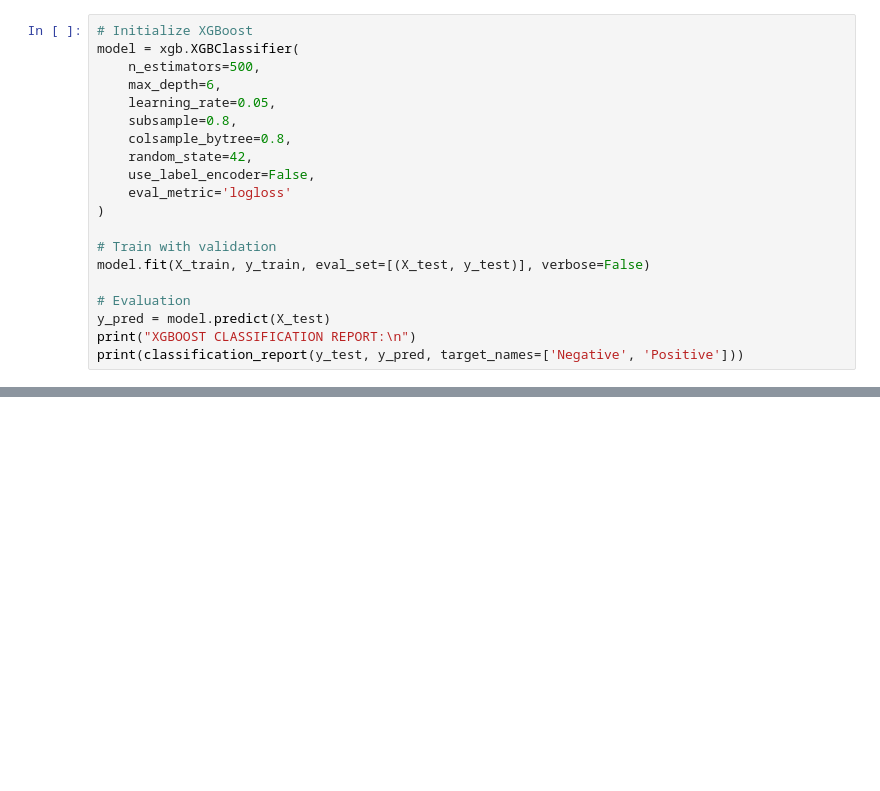
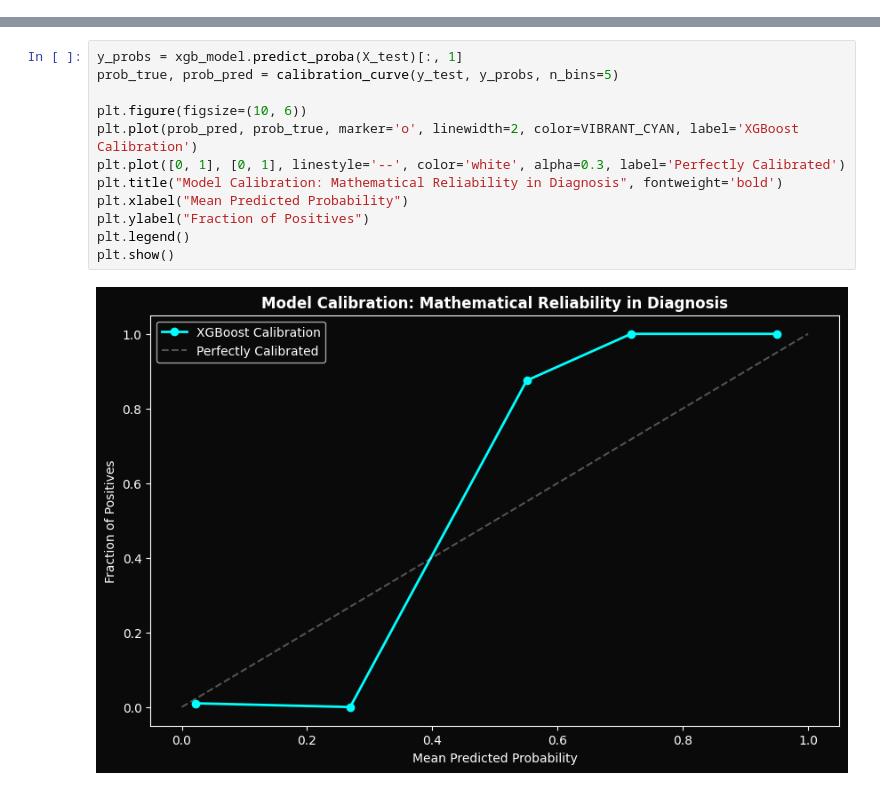
Before and after one commit to SmtTheSE/Kaggle_Analysis_SittMinThar, a Jupyter notebook: Predict Autism Spectrum Disorder/autism_spectrum_ai_elite_v2.ipynb, the cells around one changed output, grey strips where cells are left out. Drawn from its saved outputs; the diff is of its cells as text; blank space fills up the shorter version.

```diff
--- a/Predict Autism Spectrum Disorder/autism_spectrum_ai_elite_v2.ipynb
+++ b/Predict Autism Spectrum Disorder/autism_spectrum_ai_elite_v2.ipynb
@@ -133,20 +142,0 @@ Deploying the state-of-the-art Gradient Boosting framework with optimized hyperp
-# %%
-# Initialize XGBoost
-model = xgb.XGBClassifier(
-    n_estimators=500,
-    max_depth=6,
-    learning_rate=0.05,
-    subsample=0.8,
-    colsample_bytree=0.8,
-    random_state=42,
-    use_label_encoder=False,
-    eval_metric='logloss'
-)
-
-# Train with validation
-model.fit(X_train, y_train, eval_set=[(X_test, y_test)], verbose=False)
-
-# Evaluation
-y_pred = model.predict(X_test)
-print("XGBOOST CLASSIFICATION REPORT:\n")
-print(classification_report(y_test, y_pred, target_names=['Negative', 'Positive']))
@@ -218,0 +146,14 @@ plt.show()
+# %%
+y_probs = xgb_model.predict_proba(X_test)[:, 1]
+prob_true, prob_pred = calibration_curve(y_test, y_probs, n_bins=5)
+
+plt.figure(figsize=(10, 6))
+plt.plot(prob_pred, prob_true, marker='o', linewidth=2, color=VIBRANT_CYAN, label='XGBoost Calibration')
+plt.plot([0, 1], [0, 1], linestyle='--', color='white', alpha=0.3, label='Perfectly Calibrated')
+plt.title("Model Calibration: Mathematical Reliability in Diagnosis", fontweight='bold')
+plt.xlabel("Mean Predicted Probability")
+plt.ylabel("Fraction of Positives")
+plt.legend()
+plt.show()
+# %% [output]
+[figure, added]
```
Also changed, not shown: parts of 21 cells of this notebook, 1 other file.
